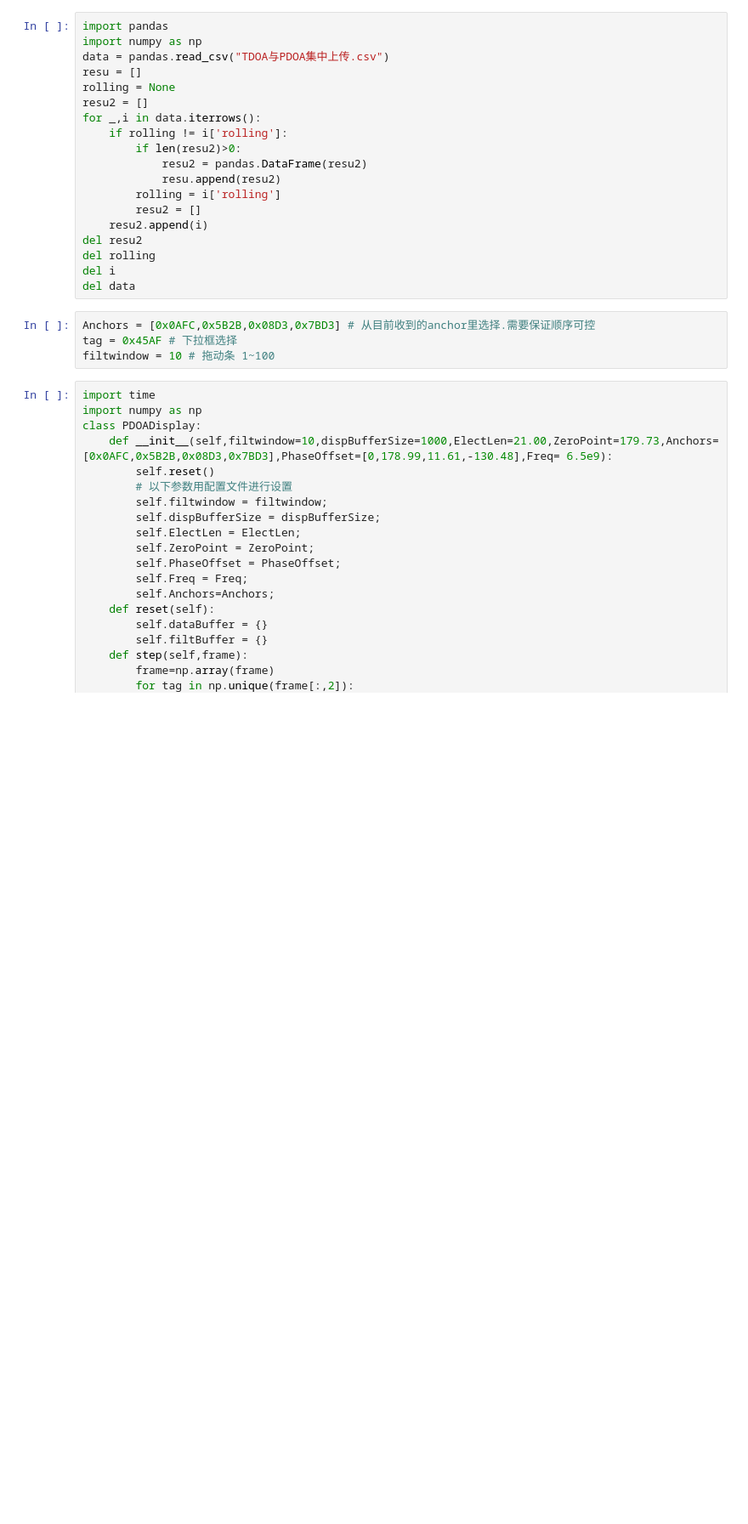
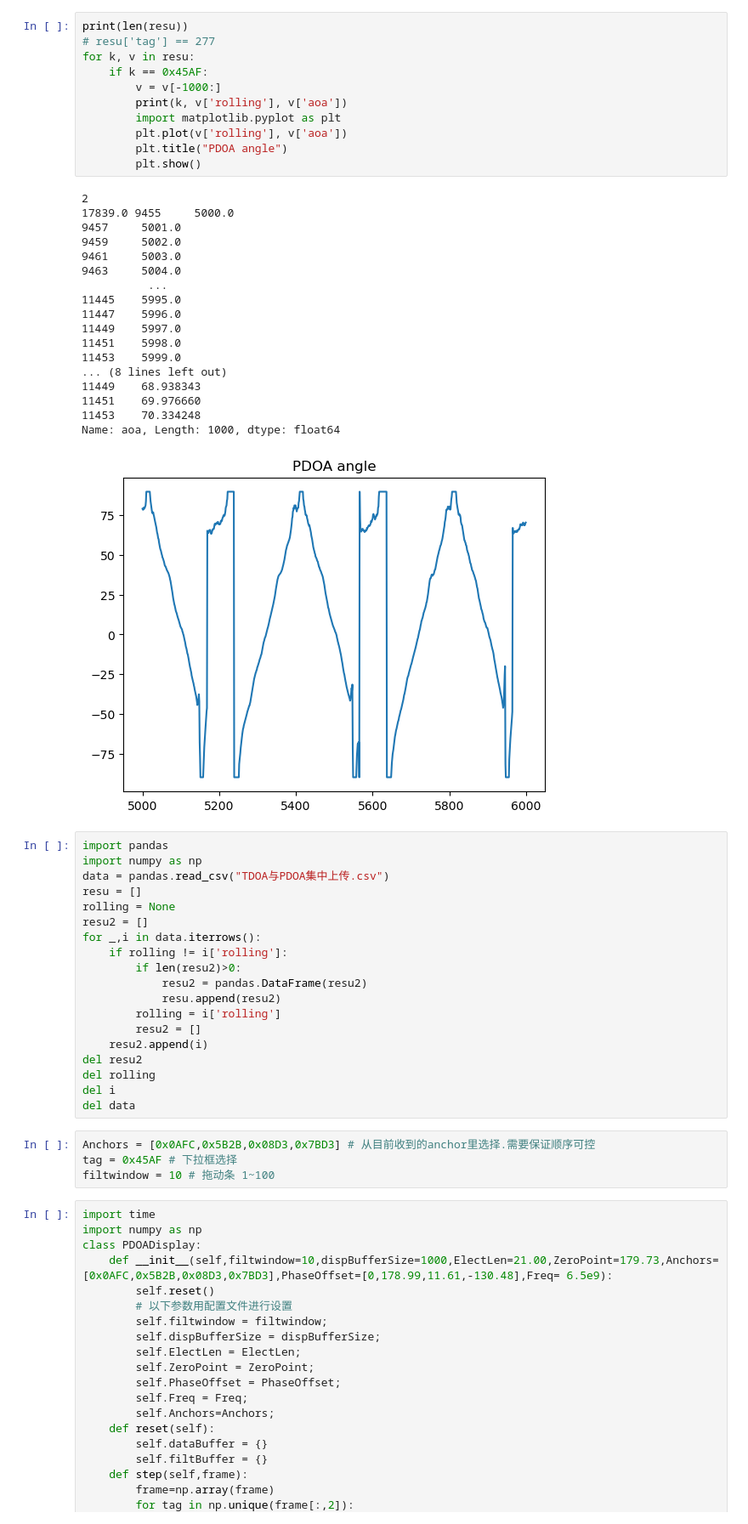
Before and after one commit to lsm424/uwb, a Jupyter notebook: scripts/PDOA角度显示(1).ipynb, the cells around one changed output. Shown: that part at 85% size. Saved outputs shown, nothing was run; the diff lists cells and outputs as text; blank space fills up the shorter version.

```diff
--- a/scripts/PDOA角度显示(1).ipynb
+++ b/scripts/PDOA角度显示(1).ipynb
@@ -1,3 +147,33 @@
+# %%
+print(len(resu))
+# resu['tag'] == 277
+for k, v in resu:
+    if k == 0x45AF:
+        v = v[-1000:]
+        print(k, v['rolling'], v['aoa'])
+        import matplotlib.pyplot as plt
+        plt.plot(v['rolling'], v['aoa'])
+        plt.title("PDOA angle")
+        plt.show()
+# %% [output]
+2
+17839.0 9455     5000.0
+9457     5001.0
+9459     5002.0
+9461     5003.0
+9463     5004.0
+          ...
+11445    5995.0
+11447    5996.0
+11449    5997.0
+11451    5998.0
+11453    5999.0
+... (8 lines left out)
+11449    68.938343
+11451    69.976660
+11453    70.334248
+Name: aoa, Length: 1000, dtype: float64
+[figure, added]
 # %%
 import pandas
 import numpy as np
```
Also changed, not shown: parts of 3 cells of this notebook, 13 other files.
